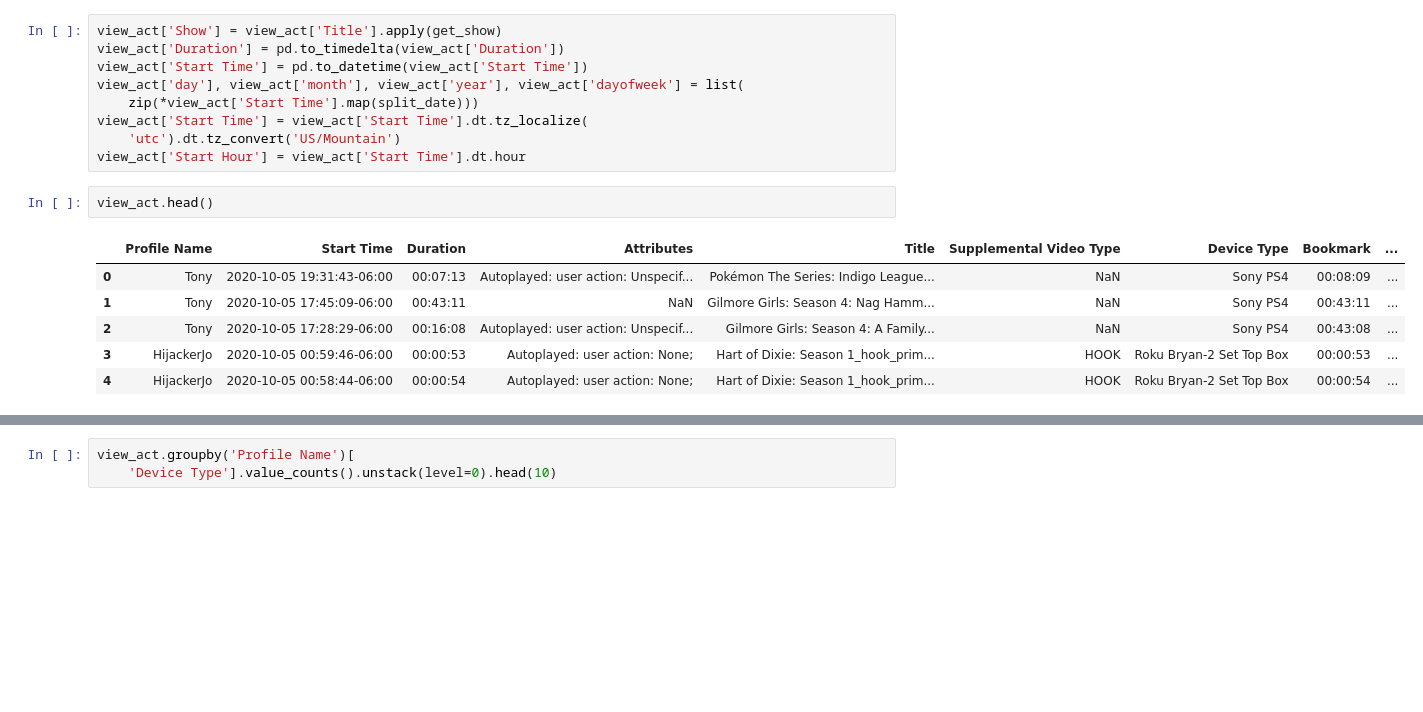
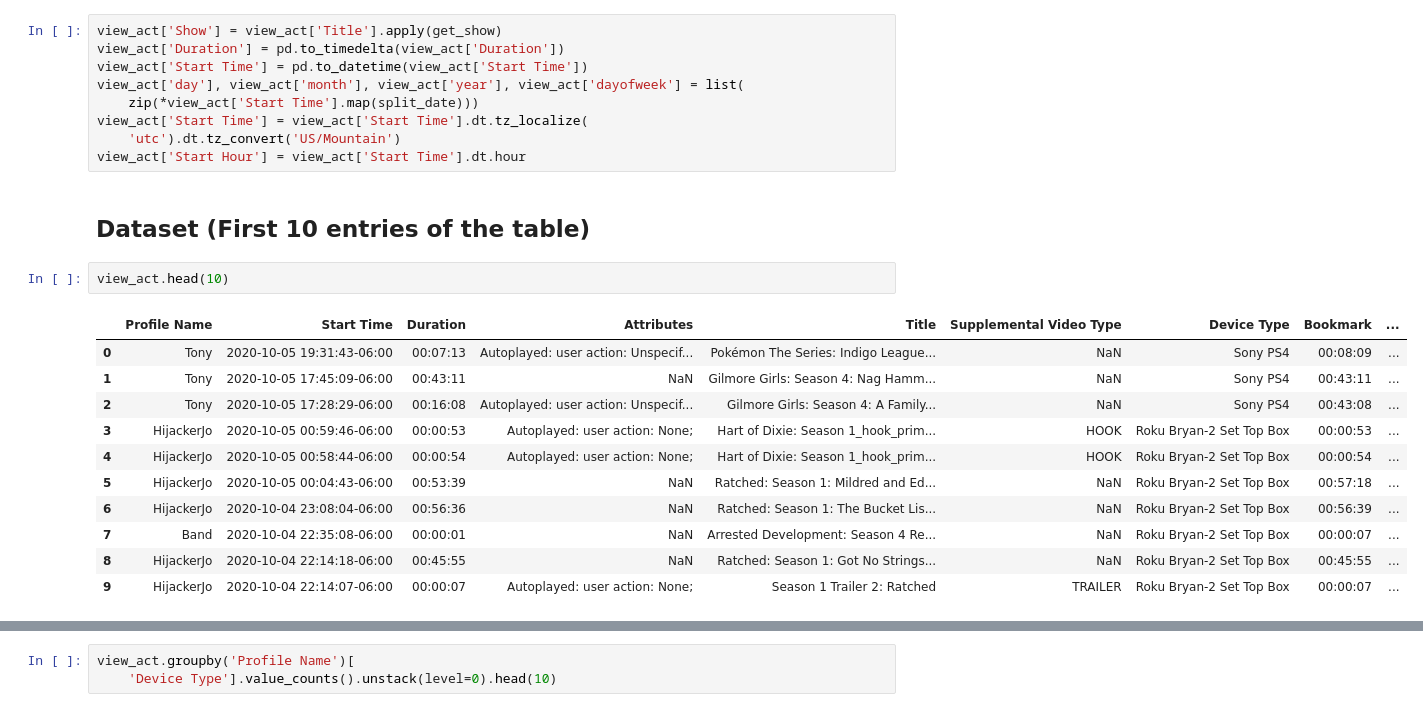
Before and after one commit to atotorica/Netflix, a Jupyter notebook: Netflix.ipynb, the cells around one changed output, grey strips where cells are left out. Cells and saved outputs as stored; diff of their text form; blank space fills up the shorter version.

```diff
--- a/Netflix.ipynb
+++ b/Netflix.ipynb
@@ -31,12 +82,19 @@ view_act['day'], view_act['month'], view_act['year'], view_act['dayofweek'] = li
 view_act['Start Time'] = view_act['Start Time'].dt.tz_localize(
     'utc').dt.tz_convert('US/Mountain')
 view_act['Start Hour'] = view_act['Start Time'].dt.hour
+# %% [markdown]
+## Dataset (First 10 entries of the table)
 # %%
-view_act.head()
+view_act.head(10)
 # %% [output]
 |  | Profile Name | Start Time | Duration | Attributes | Title | Supplemental Video Type | Device Type | Bookmark | ... |
 | 0 | Tony | 2020-10-05 19:31:43-06:00 | 00:07:13 | Autoplayed: user action: Unspecif... | Pokémon The Series: Indigo League... | NaN | Sony PS4 | 00:08:09 | ... |
 | 1 | Tony | 2020-10-05 17:45:09-06:00 | 00:43:11 | NaN | Gilmore Girls: Season 4: Nag Hamm... | NaN | Sony PS4 | 00:43:11 | ... |
 | 2 | Tony | 2020-10-05 17:28:29-06:00 | 00:16:08 | Autoplayed: user action: Unspecif... | Gilmore Girls: Season 4: A Family... | NaN | Sony PS4 | 00:43:08 | ... |
 | 3 | HijackerJo | 2020-10-05 00:59:46-06:00 | 00:00:53 | Autoplayed: user action: None; | Hart of Dixie: Season 1_hook_prim... | HOOK | Roku Bryan-2 Set Top Box | 00:00:53 | ... |
 | 4 | HijackerJo | 2020-10-05 00:58:44-06:00 | 00:00:54 | Autoplayed: user action: None; | Hart of Dixie: Season 1_hook_prim... | HOOK | Roku Bryan-2 Set Top Box | 00:00:54 | ... |
+| 5 | HijackerJo | 2020-10-05 00:04:43-06:00 | 00:53:39 | NaN | Ratched: Season 1: Mildred and Ed... | NaN | Roku Bryan-2 Set Top Box | 00:57:18 | ... |
+| 6 | HijackerJo | 2020-10-04 23:08:04-06:00 | 00:56:36 | NaN | Ratched: Season 1: The Bucket Lis... | NaN | Roku Bryan-2 Set Top Box | 00:56:39 | ... |
+| 7 | Band | 2020-10-04 22:35:08-06:00 | 00:00:01 | NaN | Arrested Development: Season 4 Re... | NaN | Roku Bryan-2 Set Top Box | 00:00:07 | ... |
+| 8 | HijackerJo | 2020-10-04 22:14:18-06:00 | 00:45:55 | NaN | Ratched: Season 1: Got No Strings... | NaN | Roku Bryan-2 Set Top Box | 00:45:55 | ... |
+| 9 | HijackerJo | 2020-10-04 22:14:07-06:00 | 00:00:07 | Autoplayed: user action: None; | Season 1 Trailer 2: Ratched | TRAILER | Roku Bryan-2 Set Top Box | 00:00:07 | ... |
```
Also changed, not shown: parts of 30 cells of this notebook.
